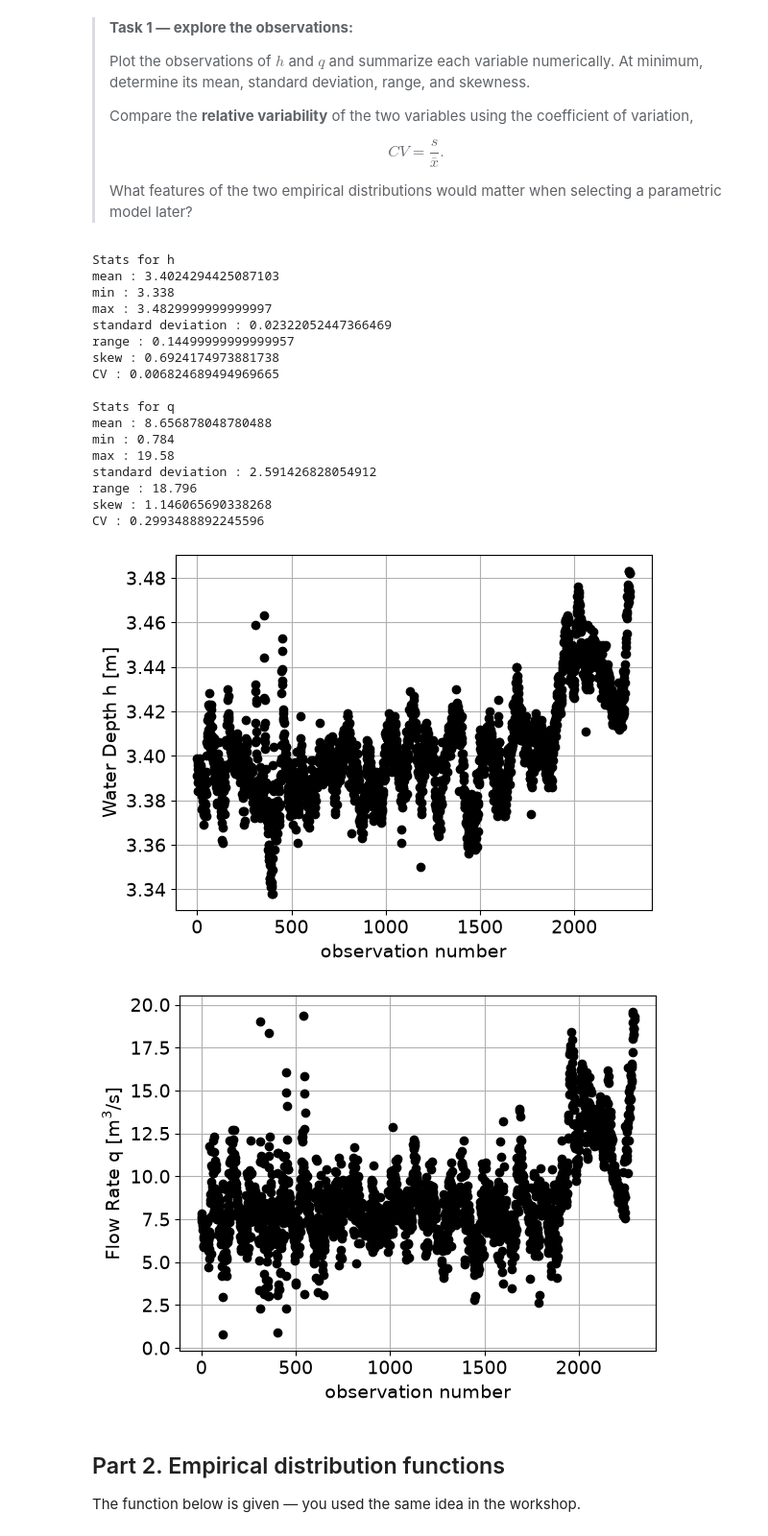
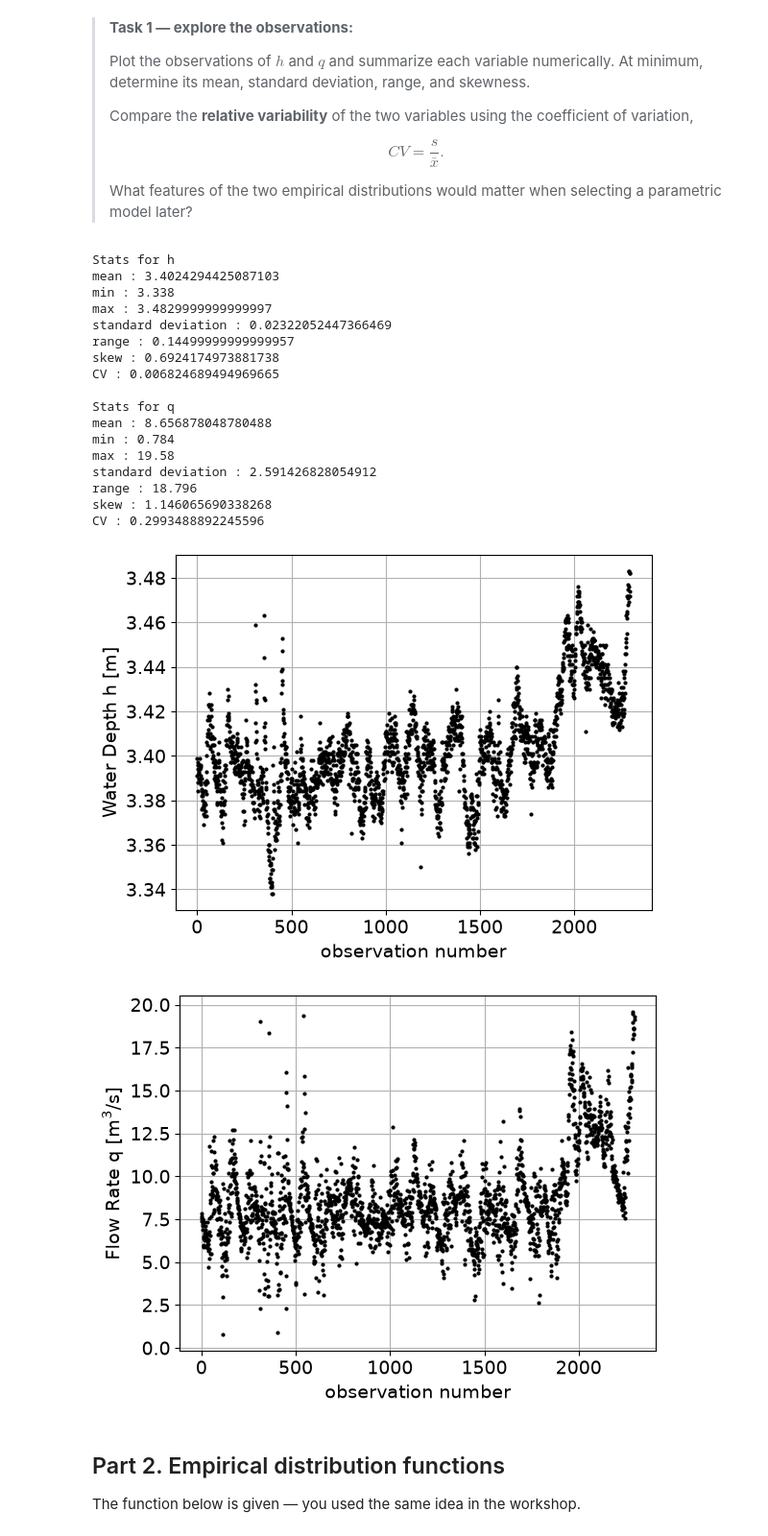
Before and after one commit to fanny200000/GA1.4, a Jupyter notebook: GA_1.4.ipynb, the cells around one changed output. Shown at 96% size. Saved outputs shown, nothing was run; the diff lists cells and outputs as text; code cells hidden in the pictures.

```diff
--- a/GA_1.4.ipynb
+++ b/GA_1.4.ipynb
@@ -88,37 +88,37 @@ print(f'standard deviation : {np.std(q)}')
 print(f'range : {np.ptp(q)}')
 print(f'skew : {stats.skew(q, bias=False)}')
 print(f'CV : {np.std(q)/np.mean(q)}')
 
 
-plt.plot(h, "ok")
+plt.plot(h, "ok", markersize = 2)
 plt.xlabel('observation number'); plt.ylabel('Water Depth h [m]')
 plt.grid()
 plt.show()
 
-plt.plot(q, "ok")
+plt.plot(q, "ok", markersize = 2)
 plt.xlabel('observation number'); plt.ylabel('Flow Rate q [m$^3$/s]')
 plt.grid()
 plt.show()
 # %% [output]
 Stats for h
 mean : 3.4024294425087103
 min : 3.338
 max : 3.4829999999999997
 standard deviation : 0.02322052447366469
 range : 0.14499999999999957
 skew : 0.6924174973881738
 CV : 0.006824689494969665
 
 Stats for q
 mean : 8.656878048780488
 min : 0.784
 max : 19.58
 standard deviation : 2.591426828054912
 range : 18.796
 skew : 1.146065690338268
 CV : 0.2993488892245596
-[figure, old version]
+[figure, new version]
-[figure, old version]
+[figure, new version]
 # %% [markdown]
 ## Part 2. Empirical distribution functions
 
```
Also changed, not shown: parts of 3 cells of this notebook.
